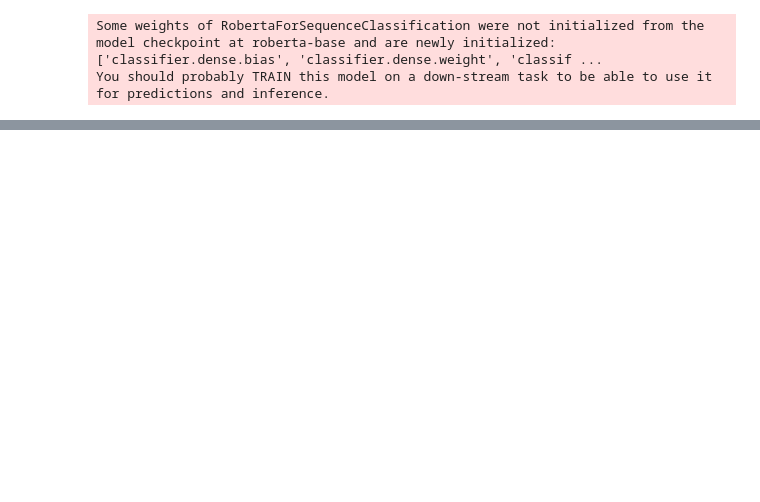
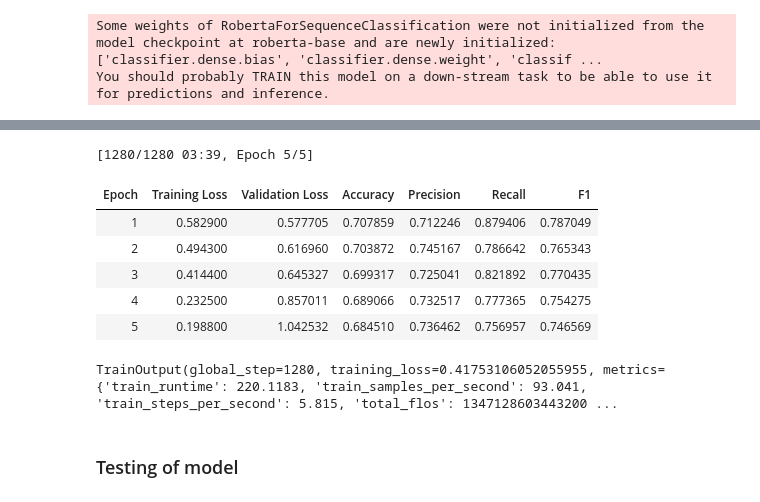
Before and after one commit to NataliaTimokhova/HateSpeechDetection, a Jupyter notebook: notebooks/RoBERTa_finetuning.ipynb, the cells around one changed output, grey strips where cells are left out. Cells and saved outputs as stored; diff of their text form; code cells hidden in the pictures; blank space fills up the shorter version.

Commit message:
Added finetuning of twitter RoBERTa base

```diff
--- a/notebooks/RoBERTa_finetuning.ipynb
+++ b/notebooks/RoBERTa_finetuning.ipynb
@@ -218,0 +195,4 @@ print(metrics)
+# %%
+model_name = 'cardiffnlp/twitter-roberta-base-sentiment-latest'
+
+tokenizer = AutoTokenizer.from_pretrained(model_name)
@@ -218,0 +203,3 @@ print(metrics)
+# %%
+# here we are just using the labels of the first task of the HASOC dataset, which is a binary classification
+label = "task_1"
@@ -218,0 +256,49 @@ print(metrics)
+# %%
+training_args = TrainingArguments(
+    output_dir="./results",
+    num_train_epochs=5,
+    per_device_train_batch_size=16,
+    per_device_eval_batch_size=16,
+    warmup_steps=50,
+    learning_rate=learning_rate,
+    weight_decay=0.01,
+    logging_dir="./logs",
+    logging_steps=10,
+    eval_strategy="epoch",
+    save_strategy="epoch",
+    load_best_model_at_end=True,
+    metric_for_best_model="f1",
+    report_to=[],  # <- no logging to wandb
+)
+
+def compute_metrics(eval_pred):
+    predictions, labels = eval_pred
+    preds = np.argmax(predictions, axis=1)
+    return {
+        "accuracy": accuracy_score(labels, preds),
+        "precision": precision_score(labels, preds),
+        "recall": recall_score(labels, preds),
+        "f1": f1_score(labels, preds),
+    }
+
+
+trainer = Trainer(
+    model=model,
+    args=training_args,
+    train_dataset=train_dataset,
+    eval_dataset=val_dataset,
+    compute_metrics=compute_metrics,
+)
+# %%
+trainer.train()
+# %% [output]
+[1280/1280 03:39, Epoch 5/5]
+| Epoch | Training Loss | Validation Loss | Accuracy | Precision | Recall | F1 |
+| 1 | 0.582900 | 0.577705 | 0.707859 | 0.712246 | 0.879406 | 0.787049 |
+| 2 | 0.494300 | 0.616960 | 0.703872 | 0.745167 | 0.786642 | 0.765343 |
+| 3 | 0.414400 | 0.645327 | 0.699317 | 0.725041 | 0.821892 | 0.770435 |
+| 4 | 0.232500 | 0.857011 | 0.689066 | 0.732517 | 0.777365 | 0.754275 |
+| 5 | 0.198800 | 1.042532 | 0.684510 | 0.736462 | 0.756957 | 0.746569 |
+TrainOutput(global_step=1280, training_loss=0.41753106052055955, metrics={'train_runtime': 220.1183, 'train_samples_per_second': 93.041, 'train_steps_per_second': 5.815, 'total_flos': 1347128603443200 ...
+# %% [markdown]
+### Testing of model
```
Also changed, not shown: parts of 25 cells of this notebook.
